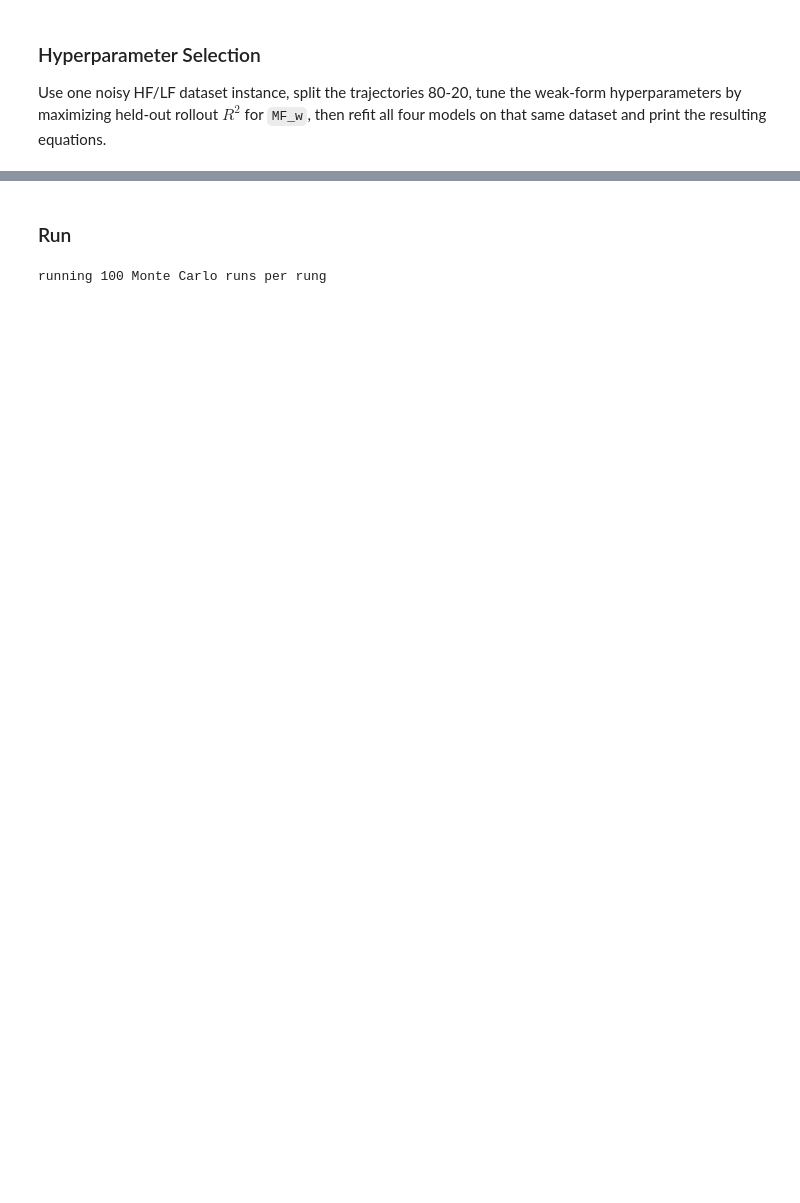
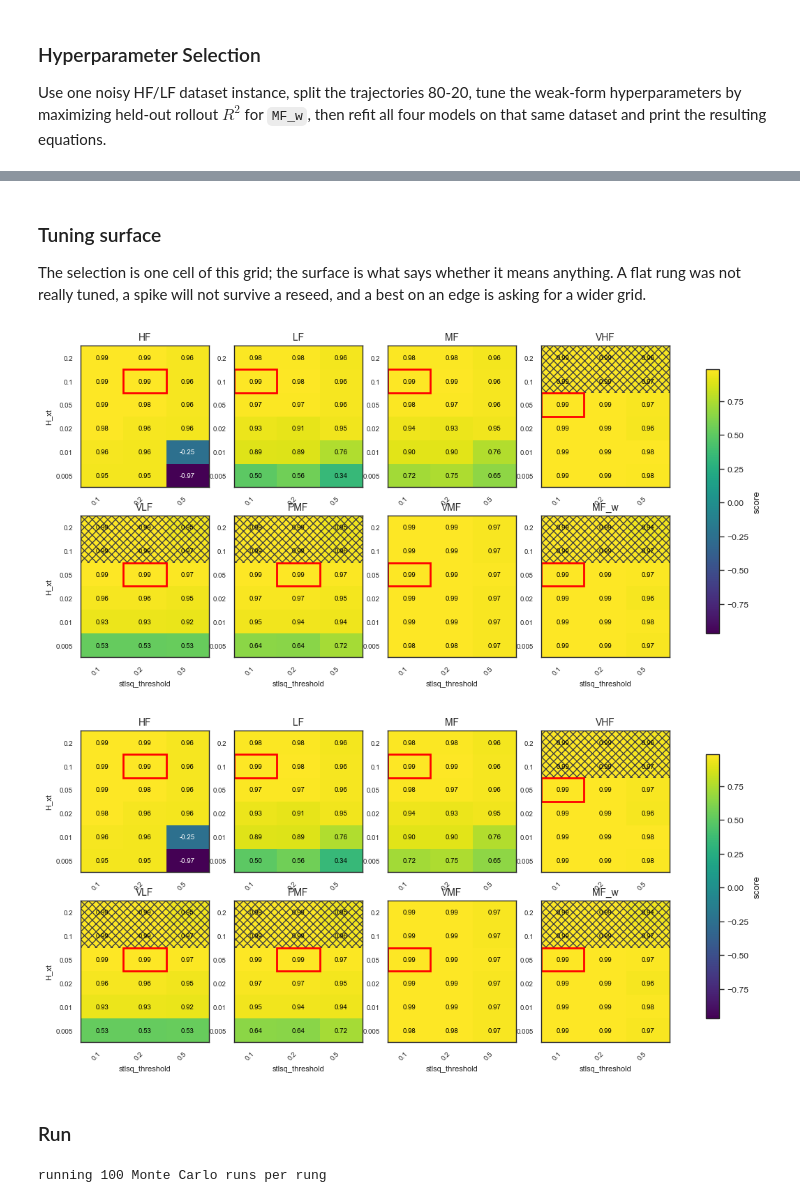
Before and after one commit to filippozacchei/MFSindy, a Jupyter notebook: examples/pendulum/part1.ipynb, the cells around one changed output, grey strips where cells are left out. Cells and saved outputs as stored; diff of their text form; code cells hidden in the pictures; blank space fills up the shorter version.

```diff
--- a/examples/pendulum/part1.ipynb
+++ b/examples/pendulum/part1.ipynb
@@ -239,3 +389,19 @@ selections on a grid edge (widen the grid for these): {'HF': {'stlsq_threshold':
+# %% [markdown]
+### Tuning surface
+
+The selection is one cell of this grid; the surface is what says whether it means anything. A flat rung was not really tuned, a spike will not survive a reseed, and a best on an edge is asking for a wider grid.
+# %%
+tuning_heatmap(
+    score_table,
+    selections=selections,
+    rungs=MODELS,
+    x="stlsq_threshold",
+    y="H_xt",
+    save_path="results/tuning_1",
+)
+# %% [output]
+[figure, added]
+[figure, added]
 # %% [markdown]
 ### Run
 # %%
```
Also changed, not shown: parts of 7 cells of this notebook, 23 other files.
